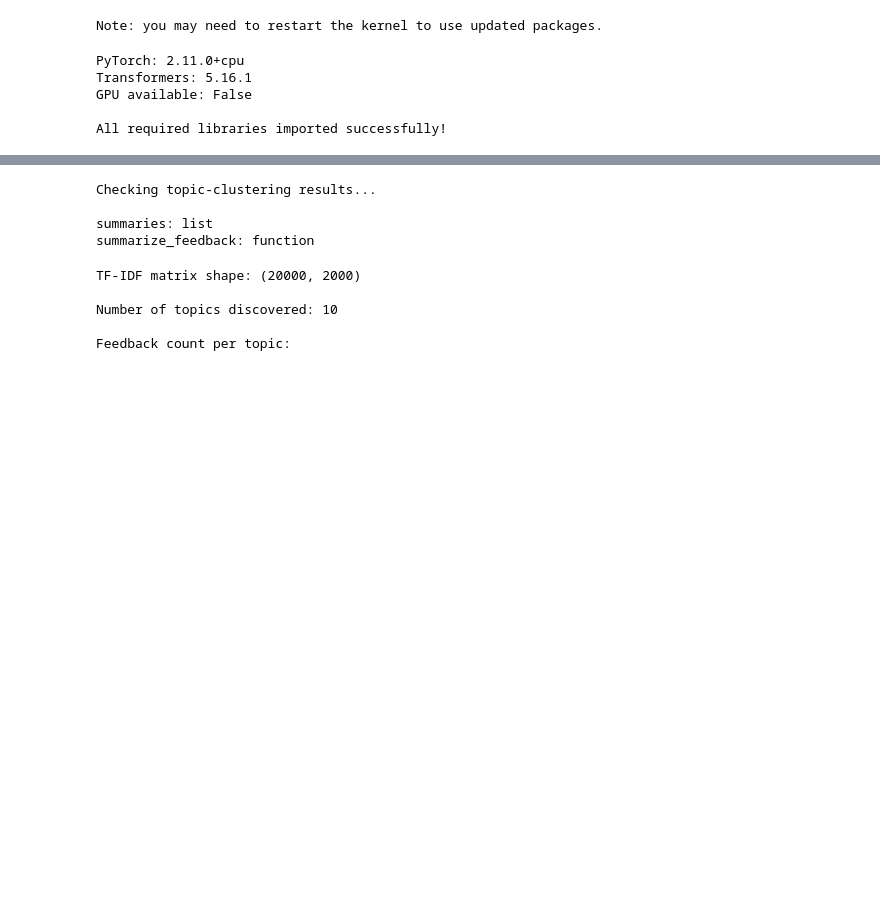
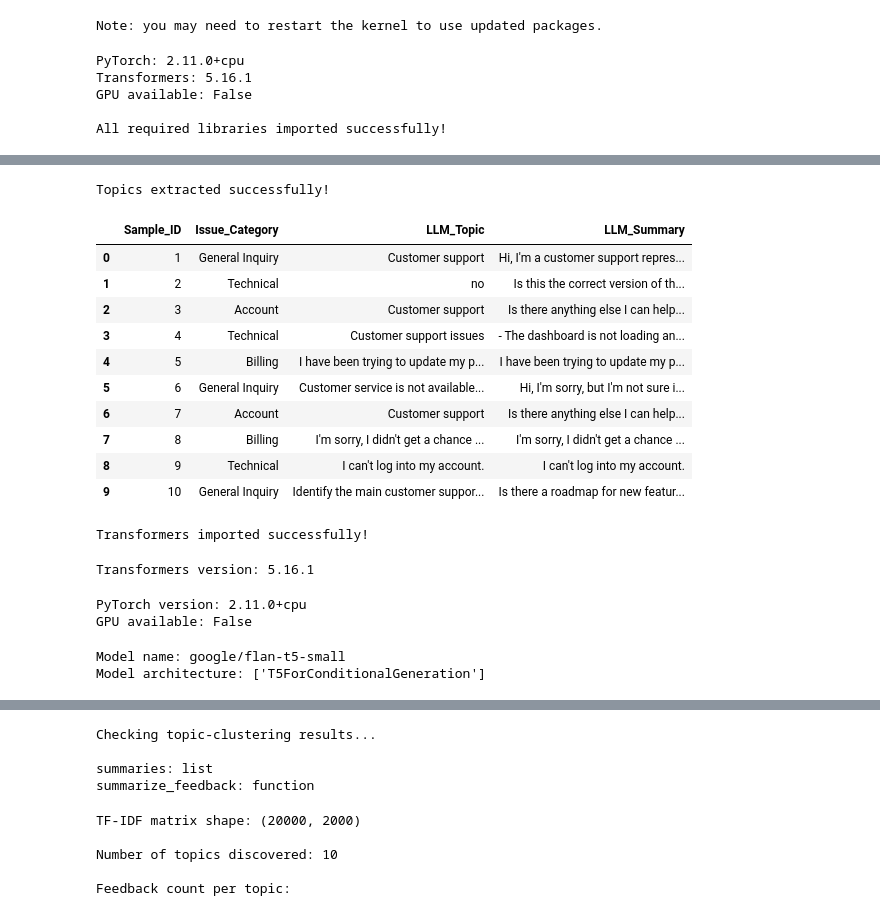
Before and after one commit to Do-star-bot/ADevops, a Jupyter notebook: research-paper1.ipynb, the cells around one changed output, grey strips where cells are left out. Cells and saved outputs as stored; diff of their text form; code cells hidden in the pictures; blank space fills up the shorter version.

```diff
--- a/research-paper1.ipynb
+++ b/research-paper1.ipynb
@@ -242 +358,81 @@ All required libraries imported successfully!
+# %%
+def extract_topic(summary):
+
+    prompt = (
+        "Identify the main customer support issue in 2 to 4 words: "
+        + str(summary)
+    )
+
+    inputs = tokenizer(
+        prompt,
+        return_tensors="pt",
+        truncation=True,
+        max_length=512
+    ).to(device)
+
+    with torch.no_grad():
+        outputs = model.generate(
+            **inputs,
+            max_new_tokens=20
+        )
+
+    return tokenizer.decode(
+        outputs[0],
+        skip_special_tokens=True
+    )
+
+
+topics = []
+
+for summary in tqdm(df_sample["LLM_Summary"], desc="Extracting topics"):
+    topics.append(extract_topic(summary))
+
+df_sample["LLM_Topic"] = topics
+
+print("Topics extracted successfully!")
+
+display(
+    df_sample[
+        ["Sample_ID", "Issue_Category", "LLM_Topic", "LLM_Summary"]
+    ].head(10)
+)
+# %% [output]
+Topics extracted successfully!
+|  | Sample_ID | Issue_Category | LLM_Topic | LLM_Summary |
+| 0 | 1 | General Inquiry | Customer support | Hi, I'm a customer support repres... |
+| 1 | 2 | Technical | no | Is this the correct version of th... |
+| 2 | 3 | Account | Customer support | Is there anything else I can help... |
+| 3 | 4 | Technical | Customer support issues | - The dashboard is not loading an... |
+| 4 | 5 | Billing | I have been trying to update my p... | I have been trying to update my p... |
+| 5 | 6 | General Inquiry | Customer service is not available... | Hi, I'm sorry, but I'm not sure i... |
+| 6 | 7 | Account | Customer support | Is there anything else I can help... |
+| 7 | 8 | Billing | I'm sorry, I didn't get a chance ... | I'm sorry, I didn't get a chance ... |
+| 8 | 9 | Technical | I can't log into my account. | I can't log into my account. |
+| 9 | 10 | General Inquiry | Identify the main customer suppor... | Is there a roadmap for new featur... |
+# %%
+from transformers import AutoTokenizer, AutoModelForSeq2SeqLM
+
+print("Transformers imported successfully!")
+# %% [output]
+Transformers imported successfully!
+# %%
+import transformers
+
+print("Transformers version:", transformers.__version__)
+# %% [output]
+Transformers version: 5.16.1
+# %%
+import torch
+
+print("PyTorch version:", torch.__version__)
+print("GPU available:", torch.cuda.is_available())
+# %% [output]
+PyTorch version: 2.11.0+cpu
+GPU available: False
+# %%
+print("Model name:", model.config.name_or_path)
+print("Model architecture:", model.config.architectures)
+# %% [output]
+Model name: google/flan-t5-small
+Model architecture: ['T5ForConditionalGeneration']
 # %%
```
Also changed, not shown: parts of 21 cells of this notebook.
